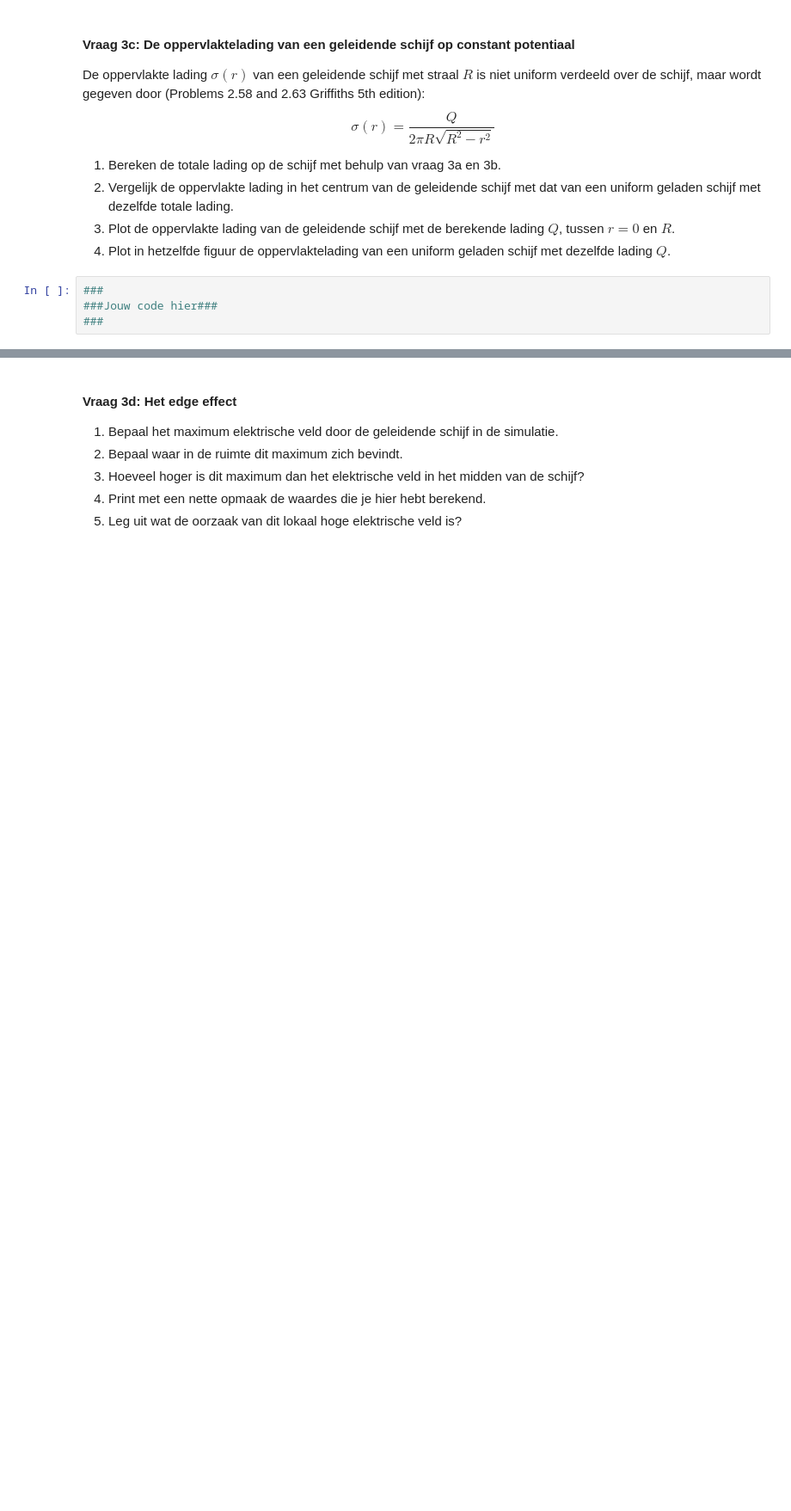
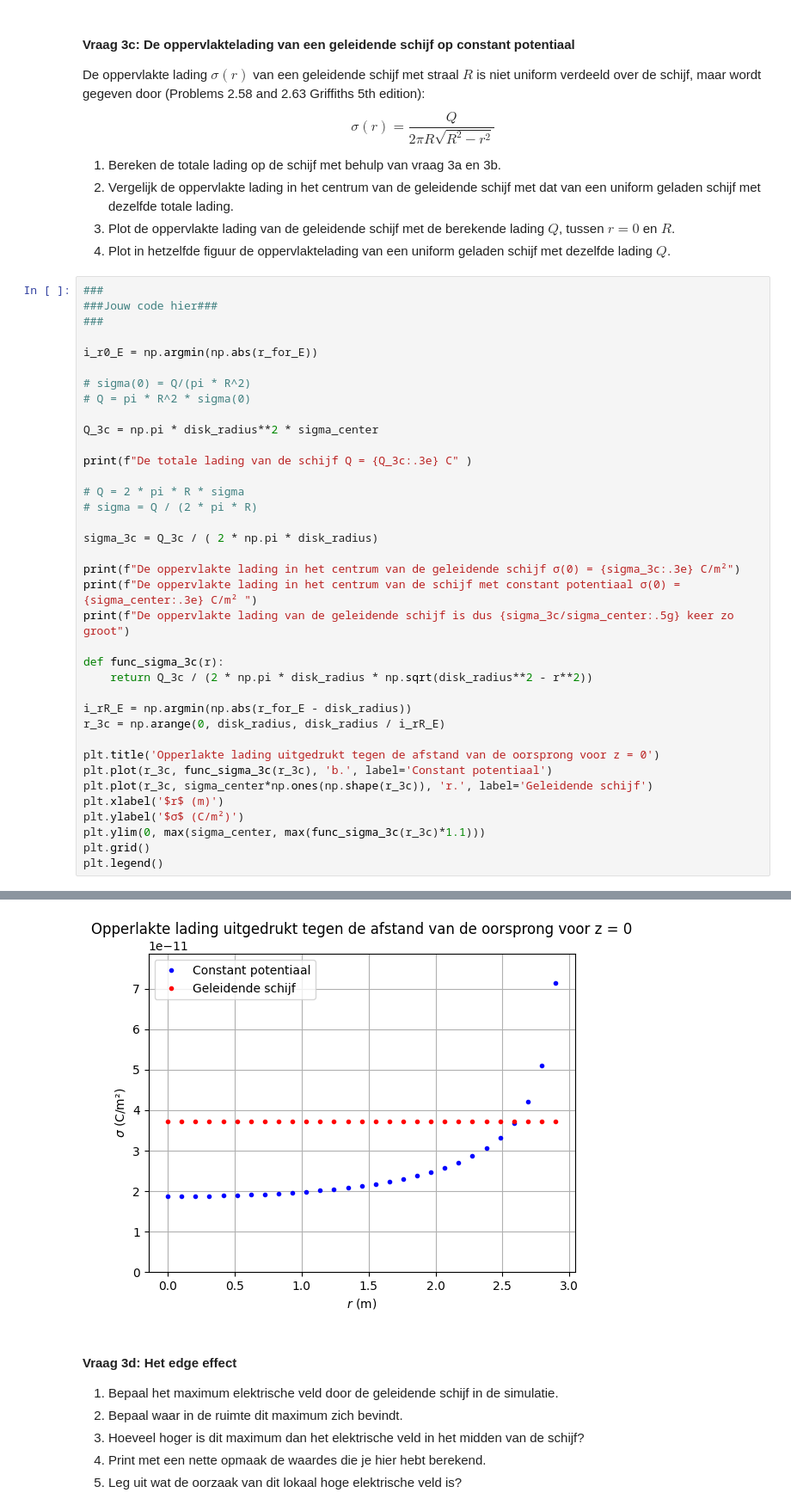
Before and after one commit to Ikbenjamin07/opdrachten-DEF-D, a Jupyter notebook: DigitaleOntwerpopdrachten/1CondensatorOpdracht/CondensatorOntwerpopdracht.ipynb, the cells around one changed output, grey strips where cells are left out. Shown at 86% size. Saved outputs shown, nothing was run; the diff lists cells and outputs as text; blank space fills up the shorter version.

```diff
--- a/DigitaleOntwerpopdrachten/1CondensatorOpdracht/CondensatorOntwerpopdracht.ipynb
+++ b/DigitaleOntwerpopdrachten/1CondensatorOpdracht/CondensatorOntwerpopdracht.ipynb
@@ -468,3 +468,37 @@ $$\sigma(r) = \frac{Q}{2 \pi R \sqrt{R^2 - r^2}}$$
 ###
 ###Jouw code hier###
 ###
+
+i_r0_E = np.argmin(np.abs(r_for_E))
+
+# sigma(0) = Q/(pi * R^2)
+# Q = pi * R^2 * sigma(0)
+
+Q_3c = np.pi * disk_radius**2 * sigma_center
+
+print(f"De totale lading van de schijf Q = {Q_3c:.3e} C" )
+
+# Q = 2 * pi * R * sigma
+# sigma = Q / (2 * pi * R)
+
+sigma_3c = Q_3c / ( 2 * np.pi * disk_radius)
+
+print(f"De oppervlakte lading in het centrum van de geleidende schijf σ(0) = {sigma_3c:.3e} C/m²")
+print(f"De oppervlakte lading in het centrum van de schijf met constant potentiaal σ(0) = {sigma_center:.3e} C/m² ")
+print(f"De oppervlakte lading van de geleidende schijf is dus {sigma_3c/sigma_center:.5g} keer zo groot")
+
+def func_sigma_3c(r):
+    return Q_3c / (2 * np.pi * disk_radius * np.sqrt(disk_radius**2 - r**2))
+
+i_rR_E = np.argmin(np.abs(r_for_E - disk_radius))
+r_3c = np.arange(0, disk_radius, disk_radius / i_rR_E)
+
+plt.title('Opperlakte lading uitgedrukt tegen de afstand van de oorsprong voor z = 0')
+plt.plot(r_3c, func_sigma_3c(r_3c), 'b.', label='Constant potentiaal')
+plt.plot(r_3c, sigma_center*np.ones(np.shape(r_3c)), 'r.', label='Geleidende schijf')
+plt.xlabel('$r$ (m)')
+plt.ylabel('$σ$ (C/m²)')
+plt.ylim(0, max(sigma_center, max(func_sigma_3c(r_3c)*1.1)))
+plt.grid()
+plt.legend()
+# %% [output]
@@ -471,3 +510,4 @@ $$\sigma(r) = \frac{Q}{2 \pi R \sqrt{R^2 - r^2}}$$
+[figure, added]
 # %% [markdown]
 #### Vraag 3d: Het edge effect
 
```
Also changed, not shown: parts of 2 cells of this notebook.
